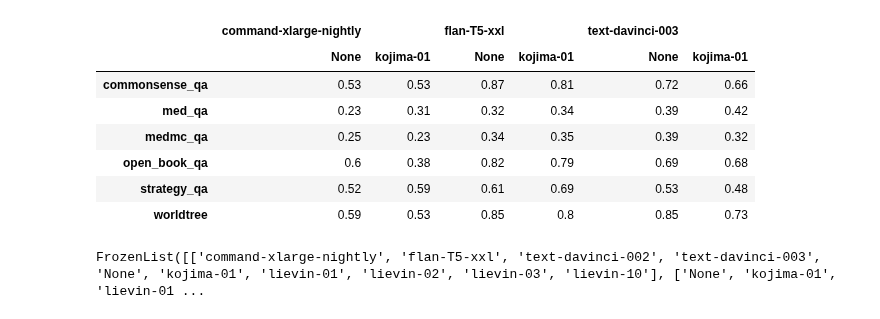
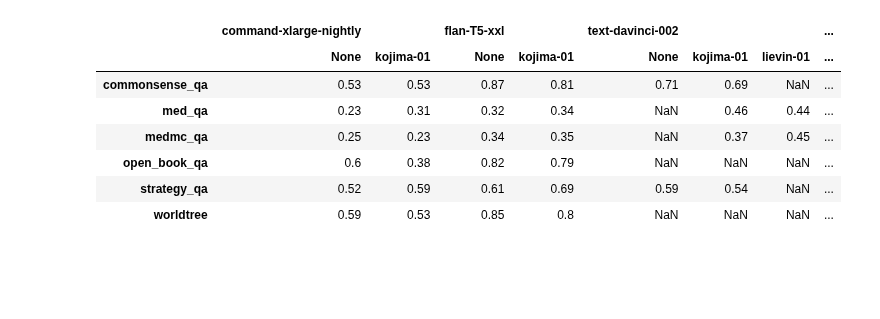
Before and after one commit to OpenBioLink/ThoughtSource, a Jupyter notebook: notebooks/evaluation_table.ipynb, the cells around one changed output. Saved outputs shown, nothing was run; the diff lists cells and outputs as text; code cells hidden in the pictures; blank space fills up the shorter version.

Commit message:
checking eval with and without overwrite

```diff
--- a/notebooks/evaluation_table.ipynb
+++ b/notebooks/evaluation_table.ipynb
@@ -126,0 +124,2 @@ df
+# %%
+eval = collection.evaluate(overwrite=True)
@@ -139,19 +158,15 @@ df
 # %%
 # real swapped table
 df = evaluation_as_table(eval)
-df.dropna(axis=1, inplace=True)
+# df.dropna(axis=1, inplace=True)
 df = df.swaplevel(0,1, axis=1)
 df
 # %% [output]
-|  | command-xlarge-nightly |  | flan-T5-xxl |  | text-davinci-003 |  |
-|  | None | kojima-01 | None | kojima-01 | None | kojima-01 |
-| commonsense_qa | 0.53 | 0.53 | 0.87 | 0.81 | 0.72 | 0.66 |
-| med_qa | 0.23 | 0.31 | 0.32 | 0.34 | 0.39 | 0.42 |
-| medmc_qa | 0.25 | 0.23 | 0.34 | 0.35 | 0.39 | 0.32 |
-| open_book_qa | 0.6 | 0.38 | 0.82 | 0.79 | 0.69 | 0.68 |
-| strategy_qa | 0.52 | 0.59 | 0.61 | 0.69 | 0.53 | 0.48 |
-| worldtree | 0.59 | 0.53 | 0.85 | 0.8 | 0.85 | 0.73 |
+|  | command-xlarge-nightly |  | flan-T5-xxl |  | text-davinci-002 |  |  | ... |
+|  | None | kojima-01 | None | kojima-01 | None | kojima-01 | lievin-01 | ... |
+| commonsense_qa | 0.53 | 0.53 | 0.87 | 0.81 | 0.71 | 0.69 | NaN | ... |
+| med_qa | 0.23 | 0.31 | 0.32 | 0.34 | NaN | 0.46 | 0.44 | ... |
+| medmc_qa | 0.25 | 0.23 | 0.34 | 0.35 | NaN | 0.37 | 0.45 | ... |
+| open_book_qa | 0.6 | 0.38 | 0.82 | 0.79 | NaN | NaN | NaN | ... |
+| strategy_qa | 0.52 | 0.59 | 0.61 | 0.69 | 0.59 | 0.54 | NaN | ... |
+| worldtree | 0.59 | 0.53 | 0.85 | 0.8 | NaN | NaN | NaN | ... |
-# %%
-df.columns.levels
-# %% [output]
-FrozenList([['command-xlarge-nightly', 'flan-T5-xxl', 'text-davinci-002', 'text-davinci-003', 'None', 'kojima-01', 'lievin-01', 'lievin-02', 'lievin-03', 'lievin-10'], ['None', 'kojima-01', 'lievin-01 ...
```
Also changed, not shown: parts of 14 cells of this notebook.
